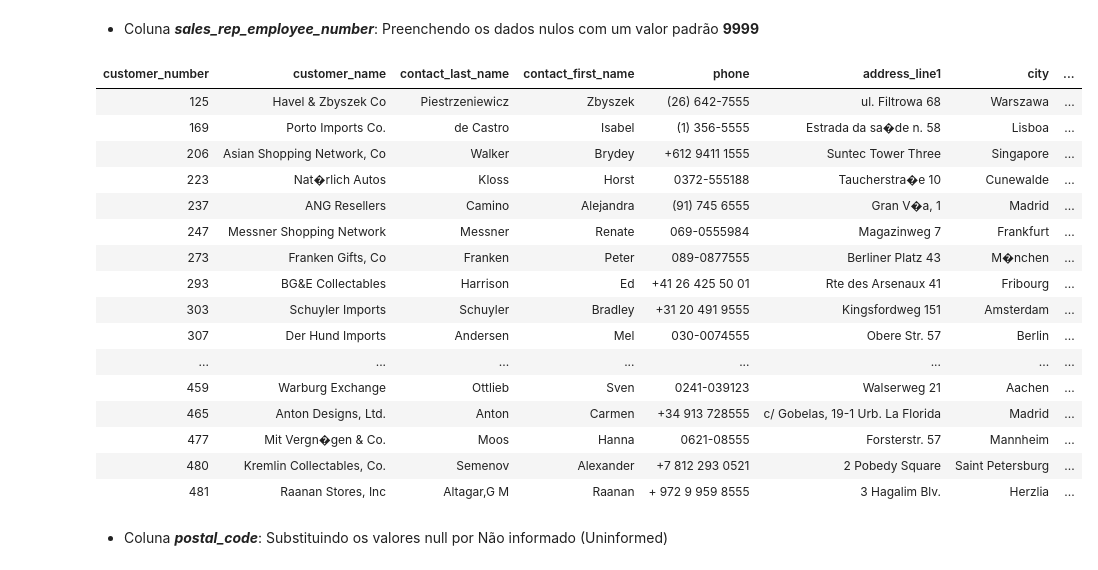
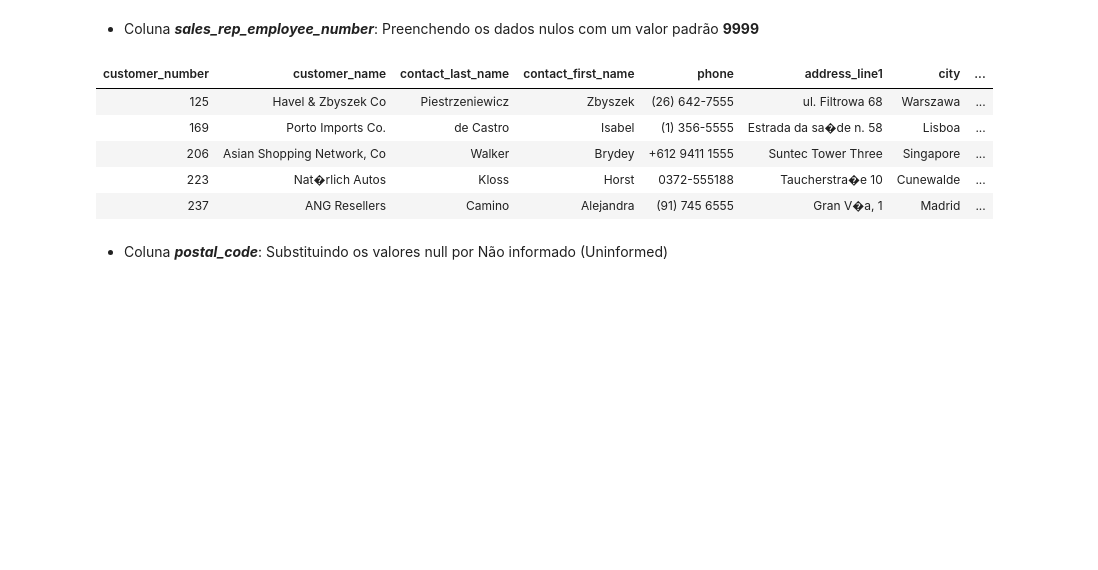
Before and after one commit to FernandoBarbosaB/Analise_Ecommerce, a Jupyter notebook: join_tratamento.ipynb, the cells around one changed output. Drawn from its saved outputs; the diff is of its cells as text; code cells hidden in the pictures; blank space fills up the shorter version.

```diff
--- a/join_tratamento.ipynb
+++ b/join_tratamento.ipynb
@@ -106,25 +95,14 @@ df_customers = df_customers.na.fill({'state': 'Uninformed'})
 # %% [markdown]
 - Coluna <i><b>sales_rep_employee_number</b></i>: Preenchendo os dados nulos com um valor padrão <b>9999 </b>
 # %%
-df_customers.filter('sales_rep_employee_number is Null').display()
+df_customers.filter('sales_rep_employee_number is Null').limit(5).display()
 # %% [output]
 | customer_number | customer_name | contact_last_name | contact_first_name | phone | address_line1 | city | ... |
 | 125 | Havel & Zbyszek Co | Piestrzeniewicz | Zbyszek | (26) 642-7555 | ul. Filtrowa 68 | Warszawa | ... |
 | 169 | Porto Imports Co. | de Castro | Isabel | (1) 356-5555 | Estrada da sa�de n. 58 | Lisboa | ... |
 | 206 | Asian Shopping Network, Co | Walker | Brydey | +612 9411 1555 | Suntec Tower Three | Singapore | ... |
 | 223 | Nat�rlich Autos | Kloss | Horst | 0372-555188 | Taucherstra�e 10 | Cunewalde | ... |
 | 237 | ANG Resellers | Camino | Alejandra | (91) 745 6555 | Gran V�a, 1 | Madrid | ... |
-| 247 | Messner Shopping Network | Messner | Renate | 069-0555984 | Magazinweg 7 | Frankfurt | ... |
-| 273 | Franken Gifts, Co | Franken | Peter | 089-0877555 | Berliner Platz 43 | M�nchen | ... |
-| 293 | BG&E Collectables | Harrison | Ed | +41 26 425 50 01 | Rte des Arsenaux 41 | Fribourg | ... |
-| 303 | Schuyler Imports | Schuyler | Bradley | +31 20 491 9555 | Kingsfordweg 151 | Amsterdam | ... |
-| 307 | Der Hund Imports | Andersen | Mel | 030-0074555 | Obere Str. 57 | Berlin | ... |
-| ... | ... | ... | ... | ... | ... | ... | ... |
-| 459 | Warburg Exchange | Ottlieb | Sven | 0241-039123 | Walserweg 21 | Aachen | ... |
-| 465 | Anton Designs, Ltd. | Anton | Carmen | +34 913 728555 | c/ Gobelas, 19-1 Urb. La Florida | Madrid | ... |
-| 477 | Mit Vergn�gen & Co. | Moos | Hanna | 0621-08555 | Forsterstr. 57 | Mannheim | ... |
-| 480 | Kremlin Collectables, Co. | Semenov | Alexander | +7 812 293 0521 | 2 Pobedy Square | Saint Petersburg | ... |
-| 481 | Raanan Stores, Inc | Altagar,G M | Raanan | + 972 9 959 8555 | 3 Hagalim Blv. | Herzlia | ... |
 # %% [markdown]
 - Coluna <b><i>postal_code</b></i>: Substituindo os valores null por Não informado (Uninformed)
 # %%
```
Also changed, not shown: parts of 6 cells of this notebook.
